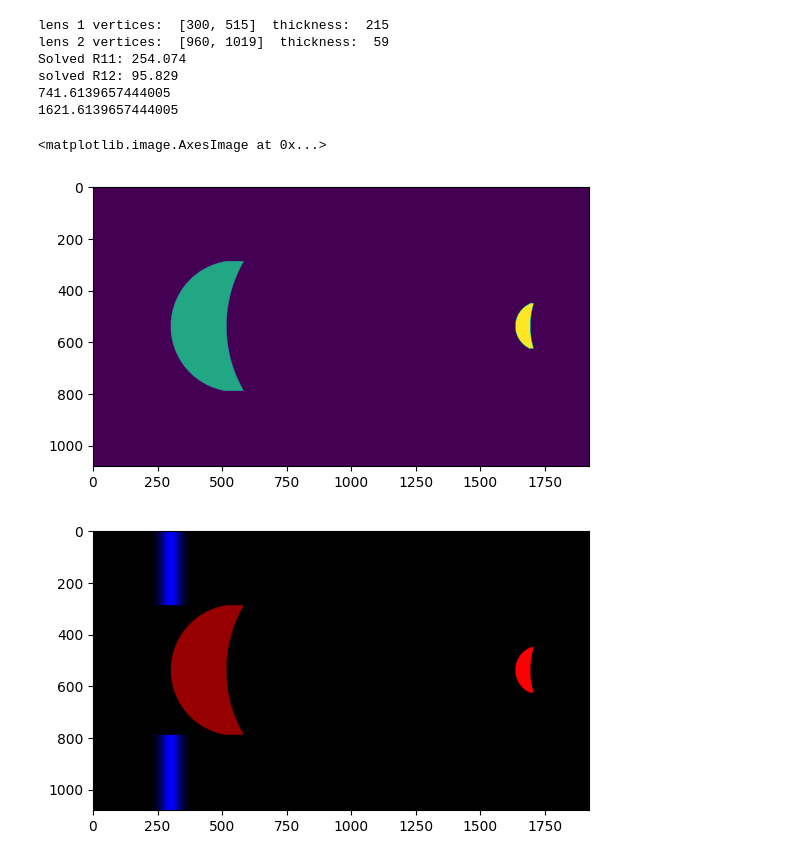
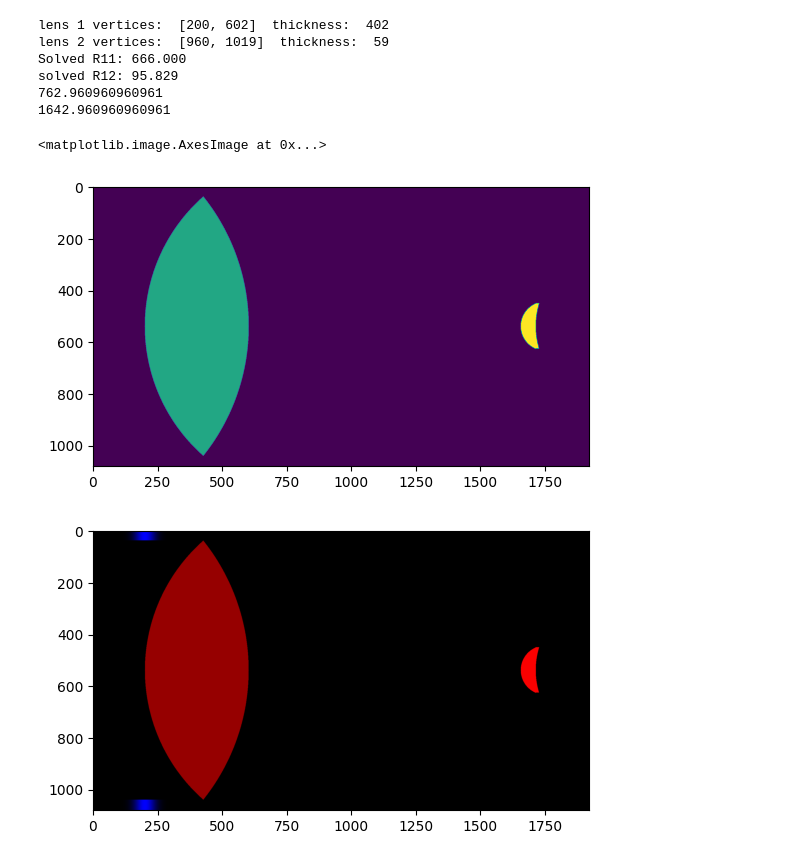
Before and after one commit to McMorranLab/ktc_tools, a Jupyter notebook: example_data/waveSimulatorGeometry.ipynb, the cells around one changed output. Drawn from its saved outputs; the diff is of its cells as text; code cells hidden in the pictures.

```diff
--- a/example_data/waveSimulatorGeometry.ipynb
+++ b/example_data/waveSimulatorGeometry.ipynb
@@ -43,6 +43,8 @@ def generate_lens(array_height, array_width, rad1, rad2, cx, cy, clength):
     Returns:
         np.ndarray: 2D binary mask of the segment.
     """
+    trueCx = cx
+    cx = array_width/2 #center the circle to maximize the possible radii
     #distance from center to chord which defines the segment
     apothem1 = np.sqrt(rad1**2 - (clength**2/4))
     apothem2 = np.sqrt(rad2**2 - (clength**2/4))
@@ -95,9 +97,11 @@ def generate_lens(array_height, array_width, rad1, rad2, cx, cy, clength):
 
     thickness = rightVertex[0] - leftVertex[0]
     #move the lens so the left vertex falls on the center point
-    mask = np.roll(mask,cx - leftVertex,axis = 1)
-    leftVertex = cx
-    rightVertex = cx + thickness
+    mask = np.roll(mask,trueCx - leftVertex,axis = 1)
+    leftVertex = trueCx
+    rightVertex = trueCx + thickness
+
+
 
 
 
@@ -115,12 +119,12 @@ def principlePoints(n,f,d,rad1,rad2,leftVertex,rightVertex):
 # Example usage
 sceneHeight = 1080
 sceneWidth = 1920
-lens1X = 300
+lens1X = 200
 
-lensHeight1 = 500
+lensHeight1 = 1000
 f1 = 800
-R11 = 253  #first radius lens 1
-R21 = 500  #second radius lens 1
+R11 = 666 #first radius lens 1
+R21 = -800  #second radius lens 1
 n1 = 1.5
 
 lensHeight2 = 175
@@ -184,27 +188,27 @@ plt.imshow(lensArr)
 # plt.axis('off')
 # plt.show()
 # %% [output]
-lens 1 vertices:  [300, 515]  thickness:  215
+lens 1 vertices:  [200, 602]  thickness:  402
 lens 2 vertices:  [960, 1019]  thickness:  59
-Solved R11: 254.074
+Solved R11: 666.000
 solved R12: 95.829
-741.6139657444005
-1621.6139657444005
+762.960960960961
+1642.960960960961
 <matplotlib.image.AxesImage at 0x...>
-[figure, old version]
+[figure, new version]
 # %%
 scene = aperture(height = sceneHeight,\
     width = sceneWidth,
     apHorz = lens1X,
     apVert = int(sceneHeight/2),
     apWidth = 20,
     apRad = int(lensHeight1/2))
 
 #set the refractive indices of the scene
 scene[:,:,0] = lensArr
 
 plt.imshow(scene)
 image = Image.fromarray(scene)
-image.save("test.png")
+image.save("keplerianTelescope.png")
 # %% [output]
-[figure, old version]
+[figure, new version]
```
Also changed, not shown: 2 other files.
